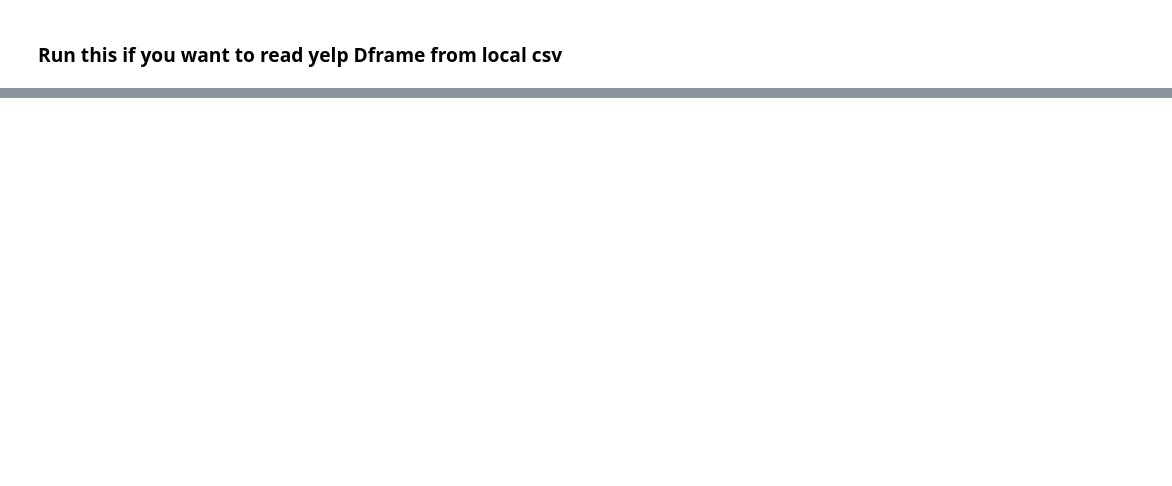
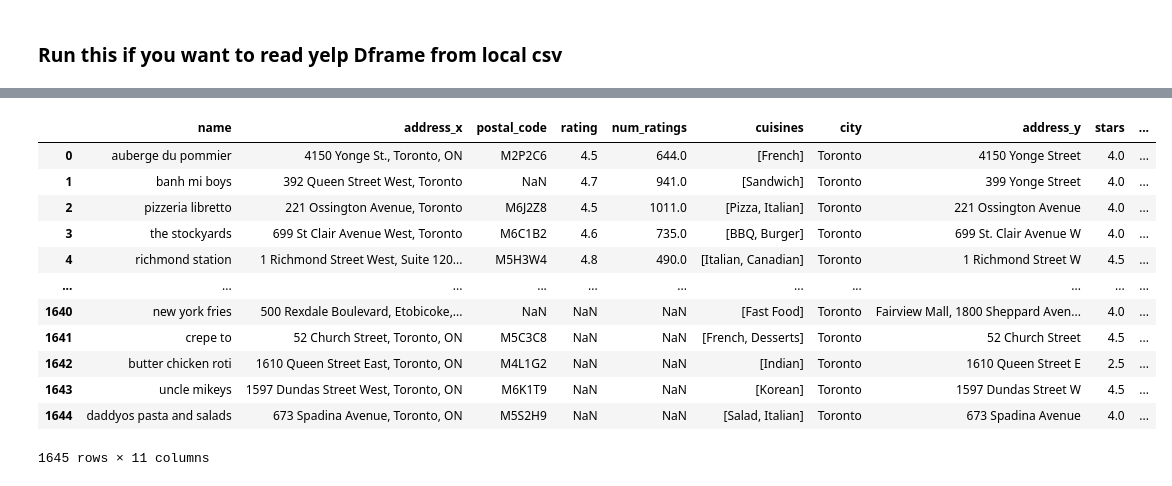
Before and after one commit to avneetgill/ensf544Project, a Jupyter notebook: Phase1.ipynb, the cells around one changed output, grey strips where cells are left out. Saved outputs shown, nothing was run; the diff lists cells and outputs as text; code cells hidden in the pictures; blank space fills up the shorter version.

```diff
--- a/Phase1.ipynb
+++ b/Phase1.ipynb
@@ -354,0 +406,3 @@ montreal_df = generate_yelp_df('Montreal')
+# %%
+yelp_toronto_df = generate_yelp_df('Toronto')
+yelp_toronto_df
@@ -377,0 +475,17 @@ merged
+# %%
+merged_toronto = toronto_df.merge(yelp_toronto_df, how = "inner", left_on = ["name","postal_code"],right_on = ["name","postal_code"])
+merged_toronto
+# %% [output]
+|  | name | address_x | postal_code | rating | num_ratings | cuisines | city | address_y | stars | ... |
+| 0 | auberge du pommier | 4150 Yonge St., Toronto, ON | M2P2C6 | 4.5 | 644.0 | [French] | Toronto | 4150 Yonge Street | 4.0 | ... |
+| 1 | banh mi boys | 392 Queen Street West, Toronto | NaN | 4.7 | 941.0 | [Sandwich] | Toronto | 399 Yonge Street | 4.0 | ... |
+| 2 | pizzeria libretto | 221 Ossington Avenue, Toronto | M6J2Z8 | 4.5 | 1011.0 | [Pizza, Italian] | Toronto | 221 Ossington Avenue | 4.0 | ... |
+| 3 | the stockyards | 699 St Clair Avenue West, Toronto | M6C1B2 | 4.6 | 735.0 | [BBQ, Burger] | Toronto | 699 St. Clair Avenue W | 4.0 | ... |
+| 4 | richmond station | 1 Richmond Street West, Suite 120... | M5H3W4 | 4.8 | 490.0 | [Italian, Canadian] | Toronto | 1 Richmond Street W | 4.5 | ... |
+| ... | ... | ... | ... | ... | ... | ... | ... | ... | ... | ... |
+| 1640 | new york fries | 500 Rexdale Boulevard, Etobicoke,... | NaN | NaN | NaN | [Fast Food] | Toronto | Fairview Mall, 1800 Sheppard Aven... | 4.0 | ... |
+| 1641 | crepe to | 52 Church Street, Toronto, ON | M5C3C8 | NaN | NaN | [French, Desserts] | Toronto | 52 Church Street | 4.5 | ... |
+| 1642 | butter chicken roti | 1610 Queen Street East, Toronto, ON | M4L1G2 | NaN | NaN | [Indian] | Toronto | 1610 Queen Street E | 2.5 | ... |
+| 1643 | uncle mikeys | 1597 Dundas Street West, Toronto, ON | M6K1T9 | NaN | NaN | [Korean] | Toronto | 1597 Dundas Street W | 4.5 | ... |
+| 1644 | daddyos pasta and salads | 673 Spadina Avenue, Toronto, ON | M5S2H9 | NaN | NaN | [Salad, Italian] | Toronto | 673 Spadina Avenue | 4.0 | ... |
+1645 rows × 11 columns
```
Also changed, not shown: parts of 11 cells of this notebook.
